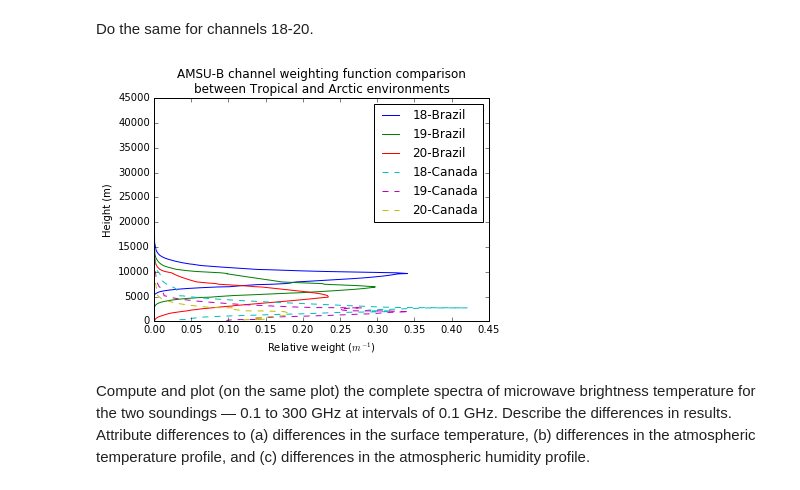
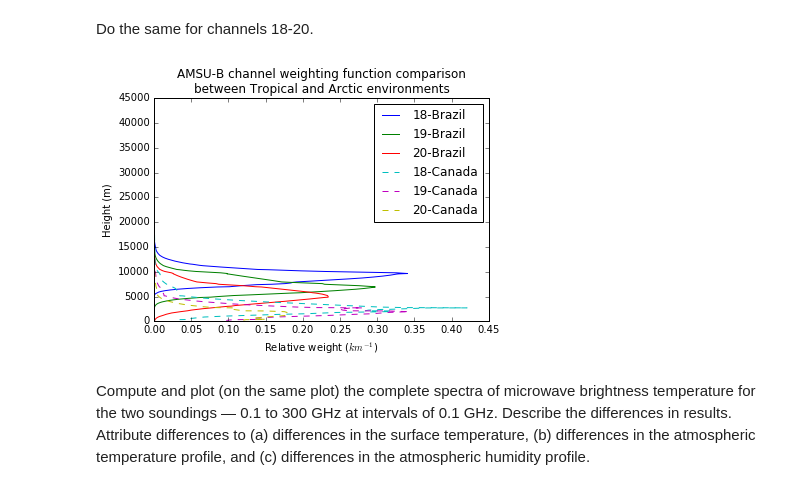
Before and after one commit to CodaP/aos_weighting_function, a Jupyter notebook: weighting function.ipynb, the cells around one changed output. Cells and saved outputs as stored; diff of their text form; code cells hidden in the pictures.

```diff
--- a/weighting function.ipynb
+++ b/weighting function.ipynb
@@ -187,26 +187,26 @@ Do the same for channels 18-20.
 # %%
 weighting_functions = pd.DataFrame({
         channel:(get_weighting_function_satellite(amsu_b[channel],
                                                  brazil,
                                                  surface_emissivity,
                                                  mu)
                  .weighting_function) for channel in amsu_b.loc[[18,19,20]].index})
 _ = plot(weighting_functions, weighting_functions.index)
 
 weighting_functions = pd.DataFrame({
         channel:(get_weighting_function_satellite(amsu_b[channel],
                                                  canada,
                                                 surface_emissivity,
                                                  mu)
                  .weighting_function) for channel in amsu_b.loc[[18,19,20]].index})
 _ = plot(weighting_functions, weighting_functions.index, linestyle='--')
 _ = legend([str(x)+'-Brazil' for x in amsu_b.loc[[18,19,20]].index]+[str(x)+'-Canada' for x in amsu_b.loc[[18,19,20]].index])
 ylabel('Height (m)')
-xlabel('Relative weight ($m^{-1}$)')
+xlabel('Relative weight ($km^{-1}$)')
 title('AMSU-B channel weighting function comparison\nbetween Tropical and Arctic environments')
 savefig('weighting_b.pdf')
 # %% [output]
-[figure, old version]
+[figure, new version]
 # %% [markdown]
 Compute and plot (on the same plot) the complete spectra of microwave brightness temperature for the two soundings — 0.1 to 300 GHz at intervals of 0.1 GHz.   Describe the differences in results.   Attribute differences to (a) differences in the surface temperature, (b) differences in the atmospheric temperature profile, and (c) differences in the atmospheric humidity profile.
 # %%
```
Also changed, not shown: parts of 4 cells of this notebook, 1 other file.
